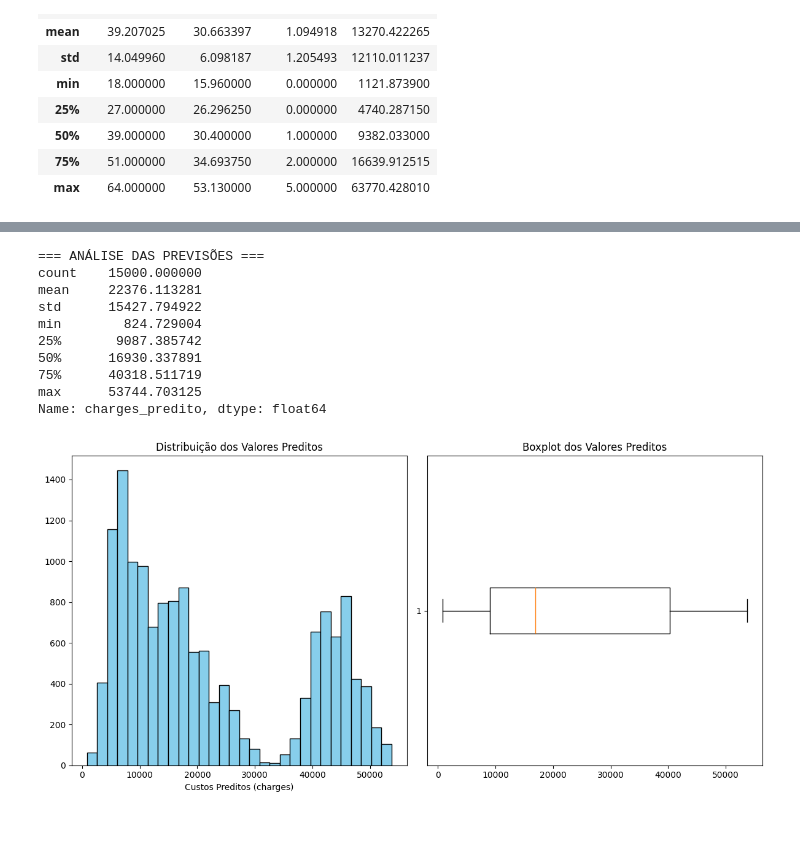
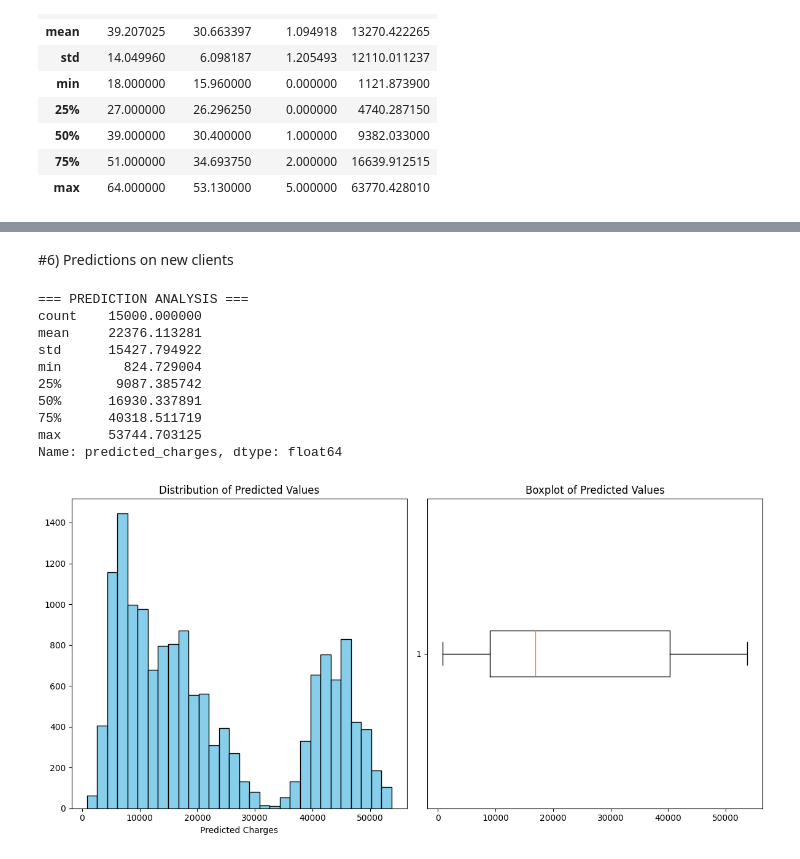
Before and after one commit to protasiofernando/health_insurance, a Jupyter notebook: Kaggle_Insurance.ipynb, the cells around one changed output, grey strips where cells are left out. Cells and saved outputs as stored; diff of their text form; code cells hidden in the pictures; blank space fills up the shorter version.

```diff
--- a/Kaggle_Insurance.ipynb
+++ b/Kaggle_Insurance.ipynb
@@ -6,5 +5,12 @@ import pandas as pd
 import numpy as np
 from sklearn.model_selection import train_test_split
 from sklearn.compose import ColumnTransformer
-from sklearn.preprocessing import OneHotEncoder
-from sklearn.preprocessing import StandardScaler
+from sklearn.preprocessing import OneHotEncoder, StandardScaler
+
+# Load datasets
+data = pd.read_csv('insurance.csv')
+new_clients = pd.read_excel('new_clients.xlsx')
+
+# Check for missing values
+missing_percentage = (data.isnull().sum() / len(data)) * 100
+print("Missing values percentage:\n", missing_percentage)
@@ -244,0 +86,8 @@ X_novos_clientes_df.head()
+# %%
+# Identify categorical and numerical columns
+categorical_cols = list(X_train.select_dtypes(include=['object', 'category']).columns)
+numerical_cols = list(X_train.select_dtypes(include=['int64', 'float64']).columns)
+
+# Show unique values in categorical features
+for col in categorical_cols:
+    print(f"{col}: {data[col].unique().tolist()}")
@@ -538,49 +504,51 @@ R² original: 0.8834 | Otimizado: 0.8845
 [figure]
+# %% [markdown]
+#6) Predictions on new clients
 # %%
-# 2. Verificar e preparar os dados novos
-X_novos_clientes_df = X_novos_clientes_df[X_train_df.columns]
-dnovos = xgb.DMatrix(X_novos_clientes_df)
+# 1. Verify and prepare new data
+new_clients_df = new_clients_df[X_train_df.columns]
+dnew = xgb.DMatrix(new_clients_df)
 
-# 3. Fazer as previsões
-previsoes = final_model.predict(dnovos)
+# 2. Make predictions
+predictions = final_model.predict(dnew)
 
-# 4. Criar DataFrame com os resultados
-resultados = X_novos_clientes_df.copy()
-resultados['charges_predito'] = previsoes
+# 3. Create DataFrame with results
+results = new_clients_df.copy()
+results['predicted_charges'] = predictions
 
-# 5. Análise descritiva
-print("\n=== ANÁLISE DAS PREVISÕES ===")
-print(resultados['charges_predito'].describe())
+# 4. Descriptive analysis
+print("\n=== PREDICTION ANALYSIS ===")
+print(results['predicted_charges'].describe())
 
-# 6. Visualização
+# 5. Visualization
 plt.figure(figsize=(12, 6))
 plt.subplot(1, 2, 1)
-plt.hist(previsoes, bins=30, color='skyblue', edgecolor='black')
-plt.title('Distribuição dos Valores Preditos')
-plt.xlabel('Custos Preditos (charges)')
+plt.hist(predictions, bins=30, color='skyblue', edgecolor='black')
+plt.title('Distribution of Predicted Values')
+plt.xlabel('Predicted Charges')
 
 plt.subplot(1, 2, 2)
-plt.boxplot(previsoes, vert=False)
-plt.title('Boxplot dos Valores Preditos')
+plt.boxplot(predictions, vert=False)
+plt.title('Boxplot of Predicted Values')
 plt.tight_layout()
 plt.show()
 
-# 7. Salvar em Excel (ALTERAÇÃO PRINCIPAL)
-resultados.to_excel('previsoes_novos_clientes.xlsx', index=False, sheet_name='Previsões')
-print("\nPrevisões salvas em 'previsoes_novos_clientes.xlsx'")
+# 6. Save to Excel
+results.to_excel('new_customers_predictions.xlsx', index=False, sheet_name='Predictions')
+print("\nPredictions saved to 'new_customers_predictions.xlsx'")
 
-# 8. Exibir amostra
-print("\nAmostra das previsões:")
-print(resultados.head(10)[['age', 'bmi', 'charges_predito']])
+# 7. Display sample
+print("\nPrediction sample:")
+print(results.head(10)[['age', 'bmi', 'predicted_charges']])
 # %% [output]
-=== ANÁLISE DAS PREVISÕES ===
+=== PREDICTION ANALYSIS ===
 count    15000.000000
 mean     22376.113281
 std      15427.794922
 min        824.729004
 25%       9087.385742
 50%      16930.337891
 75%      40318.511719
 max      53744.703125
-Name: charges_predito, dtype: float64
+Name: predicted_charges, dtype: float64
-[figure, old version]
+[figure, new version]
```
Also changed, not shown: parts of 33 cells of this notebook.
